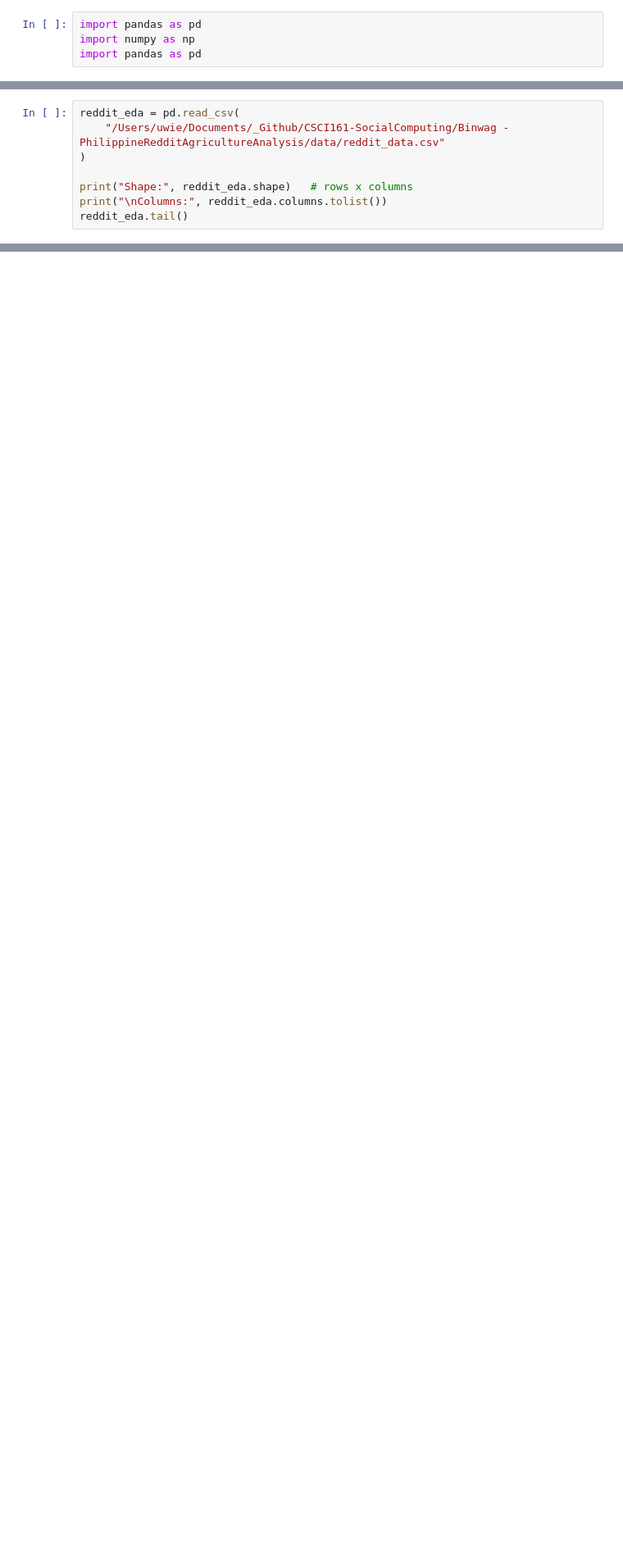
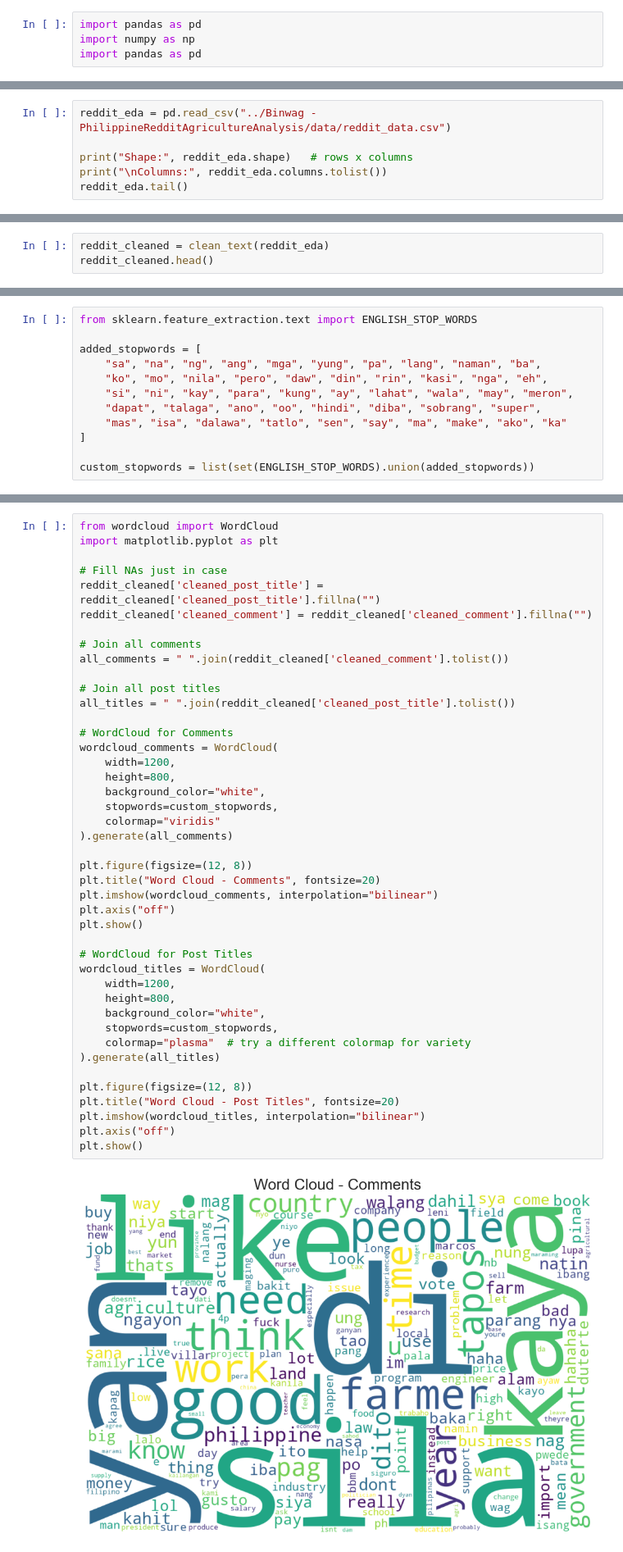
Before and after one commit to louis-uwie/philippine-agriculture-reddit-analysis, a Jupyter notebook: Binwag - PhilippineRedditAgricultureAnalysis/notebook/01-eda.ipynb, the cells around one changed output, grey strips where cells are left out. Shown at 82% size. Saved outputs shown, nothing was run; the diff lists cells and outputs as text; blank space fills up the shorter version.

```diff
--- a/Binwag - PhilippineRedditAgricultureAnalysis/notebook/01-eda.ipynb
+++ b/Binwag - PhilippineRedditAgricultureAnalysis/notebook/01-eda.ipynb
@@ -57,7 +60,5 @@ sns.set(rc={'figure.figsize': (12, 6)})
 # %%
-reddit_eda = pd.read_csv(
-    "/Users/uwie/Documents/_Github/CSCI161-SocialComputing/Binwag - PhilippineRedditAgricultureAnalysis/data/reddit_data.csv"
-)
+reddit_eda = pd.read_csv("../Binwag - PhilippineRedditAgricultureAnalysis/data/reddit_data.csv")
 
 print("Shape:", reddit_eda.shape)   # rows x columns
 print("\nColumns:", reddit_eda.columns.tolist())
@@ -121,0 +128,3 @@ def clean_text(text):
+# %%
+reddit_cleaned = clean_text(reddit_eda)
+reddit_cleaned.head()
@@ -121,0 +178,12 @@ def clean_text(text):
+# %%
+from sklearn.feature_extraction.text import ENGLISH_STOP_WORDS
+
+added_stopwords = [
+    "sa", "na", "ng", "ang", "mga", "yung", "pa", "lang", "naman", "ba",
+    "ko", "mo", "nila", "pero", "daw", "din", "rin", "kasi", "nga", "eh",
+    "si", "ni", "kay", "para", "kung", "ay", "lahat", "wala", "may", "meron",
+    "dapat", "talaga", "ano", "oo", "hindi", "diba", "sobrang", "super",
+    "mas", "isa", "dalawa", "tatlo", "sen", "say", "ma", "make", "ako", "ka"
+]
+
+custom_stopwords = list(set(ENGLISH_STOP_WORDS).union(added_stopwords))
@@ -121,0 +220,45 @@ def clean_text(text):
+# %%
+from wordcloud import WordCloud
+import matplotlib.pyplot as plt
+
+# Fill NAs just in case
+reddit_cleaned['cleaned_post_title'] = reddit_cleaned['cleaned_post_title'].fillna("")
+reddit_cleaned['cleaned_comment'] = reddit_cleaned['cleaned_comment'].fillna("")
+
+# Join all comments
+all_comments = " ".join(reddit_cleaned['cleaned_comment'].tolist())
+
+# Join all post titles
+all_titles = " ".join(reddit_cleaned['cleaned_post_title'].tolist())
+
+# WordCloud for Comments
+wordcloud_comments = WordCloud(
+    width=1200,
+    height=800,
+    background_color="white",
+    stopwords=custom_stopwords,
+    colormap="viridis"
+).generate(all_comments)
+
+plt.figure(figsize=(12, 8))
+plt.title("Word Cloud - Comments", fontsize=20)
+plt.imshow(wordcloud_comments, interpolation="bilinear")
+plt.axis("off")
+plt.show()
+
+# WordCloud for Post Titles
+wordcloud_titles = WordCloud(
+    width=1200,
+    height=800,
+    background_color="white",
+    stopwords=custom_stopwords,
+    colormap="plasma"  # try a different colormap for variety
+).generate(all_titles)
+
+plt.figure(figsize=(12, 8))
+plt.title("Word Cloud - Post Titles", fontsize=20)
+plt.imshow(wordcloud_titles, interpolation="bilinear")
+plt.axis("off")
+plt.show()
+# %% [output]
+[figure, added]
```
Also changed, not shown: parts of 32 cells of this notebook, 6 other files.
